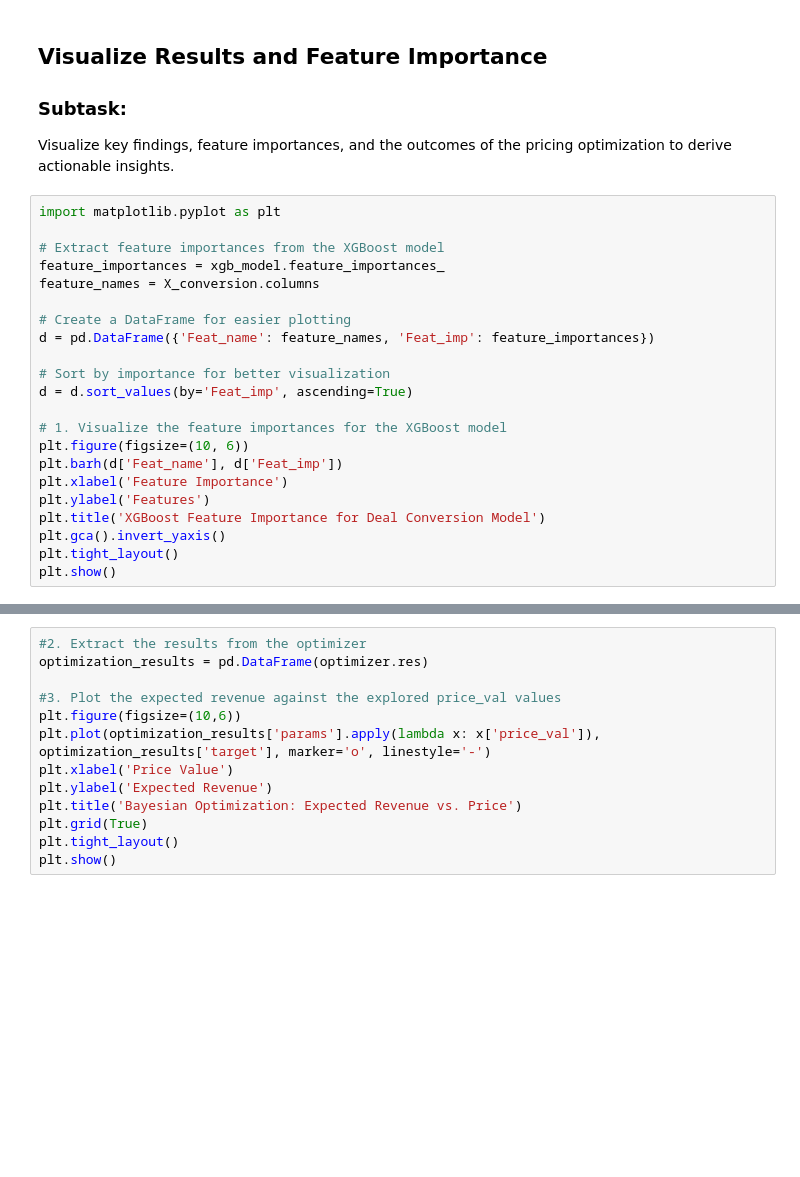
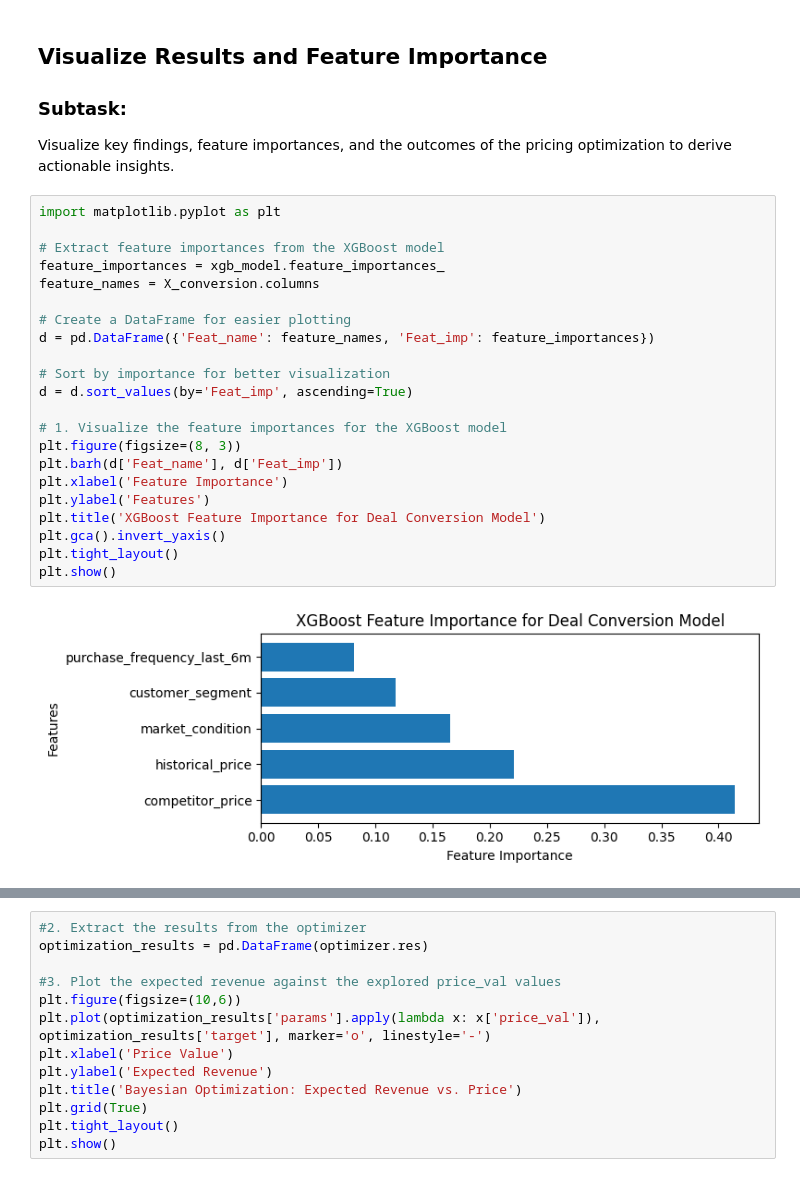
Before and after one commit to rahilkhan-acadmic/APAIML-GradedMiniProject, a Jupyter notebook: AIChampion/CustomerChurnPrediction.ipynb, the cells around one changed output, grey strips where cells are left out. Cells and saved outputs as stored; diff of their text form; blank space fills up the shorter version.

Commit message:
Cosmetic changes done to bar graph

```diff
--- a/AIChampion/CustomerChurnPrediction.ipynb
+++ b/AIChampion/CustomerChurnPrediction.ipynb
@@ -297,25 +393,27 @@ Visualize key findings, feature importances, and the outcomes of the pricing opt
 # %%
 import matplotlib.pyplot as plt
 
 # Extract feature importances from the XGBoost model
 feature_importances = xgb_model.feature_importances_
 feature_names = X_conversion.columns
 
 # Create a DataFrame for easier plotting
 d = pd.DataFrame({'Feat_name': feature_names, 'Feat_imp': feature_importances})
 
 # Sort by importance for better visualization
 d = d.sort_values(by='Feat_imp', ascending=True)
 
 # 1. Visualize the feature importances for the XGBoost model
-plt.figure(figsize=(10, 6))
+plt.figure(figsize=(8, 3))
 plt.barh(d['Feat_name'], d['Feat_imp'])
 plt.xlabel('Feature Importance')
 plt.ylabel('Features')
 plt.title('XGBoost Feature Importance for Deal Conversion Model')
 plt.gca().invert_yaxis()
 plt.tight_layout()
 plt.show()
+# %% [output]
+[figure, added]
 # %%
 #2. Extract the results from the optimizer
 optimization_results = pd.DataFrame(optimizer.res)
```
Also changed, not shown: parts of 15 cells of this notebook.
